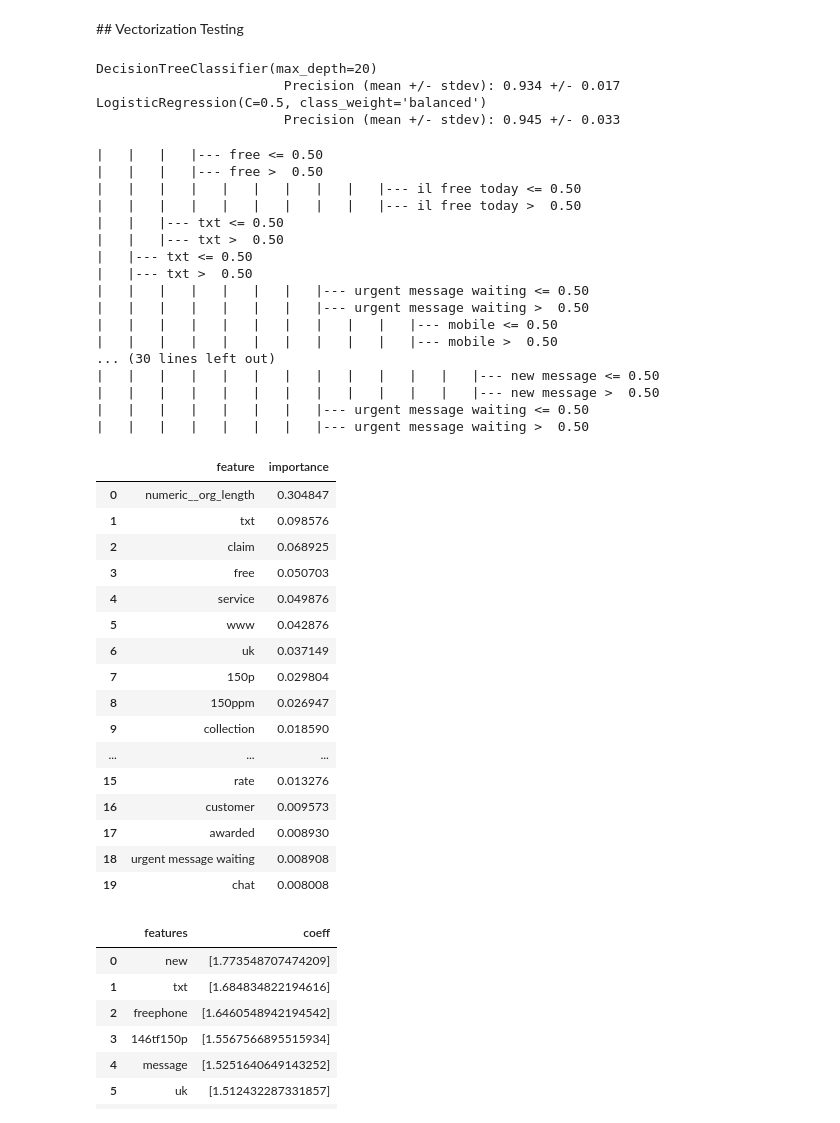
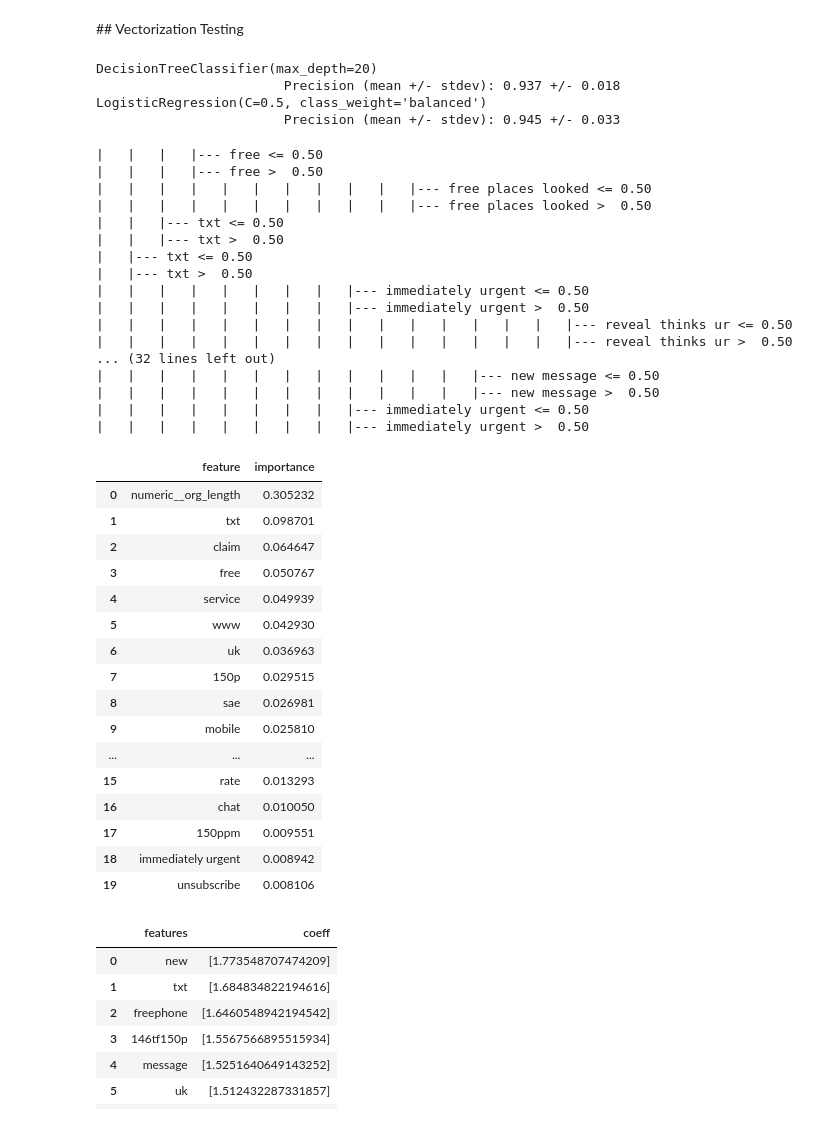
Before and after one commit to michaelm-503/spam_classification, a Jupyter notebook: 3_Optimization.ipynb, the cells around one changed output. Cells and saved outputs as stored; diff of their text form; code cells hidden in the pictures.

```diff
--- a/3_Optimization.ipynb
+++ b/3_Optimization.ipynb
@@ -99,6 +109,9 @@ def print_test_stats(strategy, y_test, test_pred, y_train, train_pred):
 # %% [markdown]
 ## Vectorization Testing
 # %%
+# Alt pipeline for testing changes to vectorization against standard models
+# Run cross-validation on training set.
+
 # column selection
 numerical_columns = ['org_length']
 text_column = 'text_cln'
@@ -123,9 +136,11 @@ preprocess_test = ColumnTransformer(
 )
 
 # models to test
+dtc = DecisionTreeClassifier(max_depth=20)
+lr = LogisticRegression(class_weight='balanced', C=0.5)
 models = {
-    'dt': DecisionTreeClassifier(max_depth=20),
-    'lr': LogisticRegression(class_weight='balanced', C=0.5)
+    'dt': dtc,
+    'lr': lr
 }
 
 # run test flow
@@ -152,17 +167,23 @@ for name, model in models.items():
                             cv=cv
                             )
     print(f'{model}\n\t\t\tPrecision (mean +/- stdev): {model_precision.mean():.3f} +/- {model_precision.std():.3f}')
+
+    pipe_test.fit(X_train, y_train)
+    test_pred = pipe_test.predict(X_test)
+    train_pred = pipe_test.predict(X_train)
 # %% [output]
 DecisionTreeClassifier(max_depth=20)
-                        Precision (mean +/- stdev): 0.934 +/- 0.017
+                        Precision (mean +/- stdev): 0.937 +/- 0.018
 LogisticRegression(C=0.5, class_weight='balanced')
                         Precision (mean +/- stdev): 0.945 +/- 0.033
 # %%
+# Show top 4 levels of decision tree as text
+
 tree_text = str(export_text(dtc,
-                            feature_names=preprocess.get_feature_names_out(),
+                            feature_names=preprocess_test.get_feature_names_out(),
                             class_names=['ham', 'spam'],
                             max_depth=9999)
-                .replace('vectorize__', '')).split('\n')
+                .replace('vectorizer_test__', '')).split('\n')
 
 for spam_word in spam_top_words.head(20)['word'].to_list():
     for node in tree_text:
@@ -171,44 +192,46 @@ for spam_word in spam_top_words.head(20)['word'].to_list():
 # %% [output]
 |   |   |   |--- free <= 0.50
 |   |   |   |--- free >  0.50
-|   |   |   |   |   |   |   |   |   |--- il free today <= 0.50
-|   |   |   |   |   |   |   |   |   |--- il free today >  0.50
+|   |   |   |   |   |   |   |   |   |   |--- free places looked <= 0.50
+|   |   |   |   |   |   |   |   |   |   |--- free places looked >  0.50
 |   |   |--- txt <= 0.50
 |   |   |--- txt >  0.50
 |   |--- txt <= 0.50
 |   |--- txt >  0.50
-|   |   |   |   |   |   |   |--- urgent message waiting <= 0.50
-|   |   |   |   |   |   |   |--- urgent message waiting >  0.50
-|   |   |   |   |   |   |   |   |   |   |--- mobile <= 0.50
-|   |   |   |   |   |   |   |   |   |   |--- mobile >  0.50
-... (30 lines left out)
+|   |   |   |   |   |   |   |   |--- immediately urgent <= 0.50
+|   |   |   |   |   |   |   |   |--- immediately urgent >  0.50
+|   |   |   |   |   |   |   |   |   |   |   |   |   |   |   |--- reveal thinks ur <= 0.50
+|   |   |   |   |   |   |   |   |   |   |   |   |   |   |   |--- reveal thinks ur >  0.50
+... (32 lines left out)
 |   |   |   |   |   |   |   |   |   |   |   |   |--- new message <= 0.50
 |   |   |   |   |   |   |   |   |   |   |   |   |--- new message >  0.50
-|   |   |   |   |   |   |   |--- urgent message waiting <= 0.50
-|   |   |   |   |   |   |   |--- urgent message waiting >  0.50
+|   |   |   |   |   |   |   |   |--- immediately urgent <= 0.50
+|   |   |   |   |   |   |   |   |--- immediately urgent >  0.50
 # %%
+# show feature importances table for decision tree
+
 dtc_features = pd.DataFrame(dtc.feature_importances_,
-             index=preprocess.get_feature_names_out()
+             index=preprocess_test.get_feature_names_out()
             ).sort_values(0, ascending=False).reset_index()
 dtc_features.columns = ['feature', 'importance']
-dtc_features['feature'] = dtc_features['feature'].str.replace('vectorize__', '')
+dtc_features['feature'] = dtc_features['feature'].str.replace('vectorizer_test__', '')
 dtc_features.head(20)
 # %% [output]
 |  | feature | importance |
-| 0 | numeric__org_length | 0.304847 |
-| 1 | txt | 0.098576 |
-| 2 | claim | 0.068925 |
-| 3 | free | 0.050703 |
-| 4 | service | 0.049876 |
-| 5 | www | 0.042876 |
-| 6 | uk | 0.037149 |
-| 7 | 150p | 0.029804 |
-| 8 | 150ppm | 0.026947 |
-| 9 | collection | 0.018590 |
+| 0 | numeric__org_length | 0.305232 |
+| 1 | txt | 0.098701 |
+| 2 | claim | 0.064647 |
+| 3 | free | 0.050767 |
+| 4 | service | 0.049939 |
+| 5 | www | 0.042930 |
+| 6 | uk | 0.036963 |
+| 7 | 150p | 0.029515 |
+| 8 | sae | 0.026981 |
+| 9 | mobile | 0.025810 |
 | ... | ... | ... |
-| 15 | rate | 0.013276 |
-| 16 | customer | 0.009573 |
-| 17 | awarded | 0.008930 |
-| 18 | urgent message waiting | 0.008908 |
-| 19 | chat | 0.008008 |
+| 15 | rate | 0.013293 |
+| 16 | chat | 0.010050 |
+| 17 | 150ppm | 0.009551 |
+| 18 | immediately urgent | 0.008942 |
+| 19 | unsubscribe | 0.008106 |
 # %%
```
Also changed, not shown: parts of 7 cells of this notebook, 4 other files.
